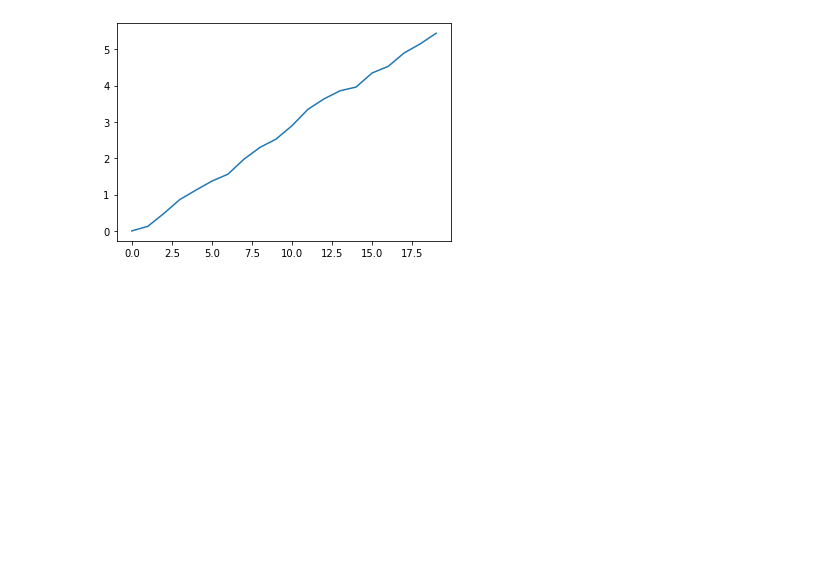
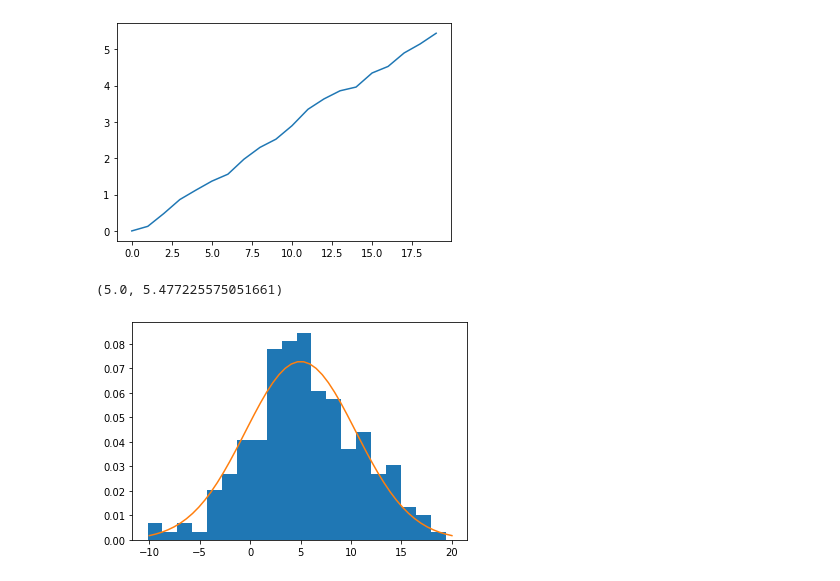
Before and after one commit to luphord/longstaff_schwartz, a Jupyter notebook: notebooks/Brownian Motion.ipynb, the cells around one changed output. Cells and saved outputs as stored; diff of their text form; code cells hidden in the pictures; blank space fills up the shorter version.

Commit message:
distribution of BrownianMotion at time t

```diff
--- a/notebooks/Brownian Motion.ipynb
+++ b/notebooks/Brownian Motion.ipynb
@@ -15,7 +16,8 @@ array([ 0.        ,  0.52631579,  1.05263158,  1.57894737,  2.10526316,
 # %%
 rnd = RandomState(seed=1234)
 # %%
-B = BrownianMotion(mu=0.5, sigma=np.sqrt(3)).simulate(t, 200, rnd)
+bm = BrownianMotion(mu=0.5, sigma=np.sqrt(3))
+B = bm.simulate(t, 200, rnd)
 B.shape
 # %% [output]
 (20, 200)
@@ -31,3 +33,14 @@ plot(np.var(B, axis=1));
 plot(np.mean(B, axis=1));
 # %% [output]
 [figure]
+# %%
+bm.distribution(t[-1]).args
+# %% [output]
+(5.0, 5.477225575051661)
+# %%
+x = np.linspace(-10, 20)
+# %%
+hist(B[-1,:], bins=20, density=True);
+plot(x, bm.distribution(t[-1]).pdf(x));
+# %% [output]
+[figure, added]
```
Also changed, not shown: parts of 2 cells of this notebook, 1 other file.
